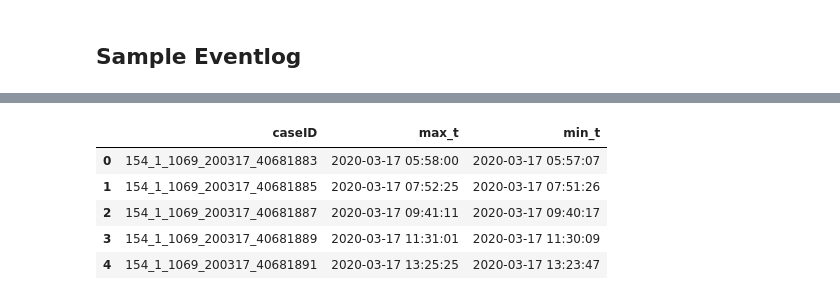
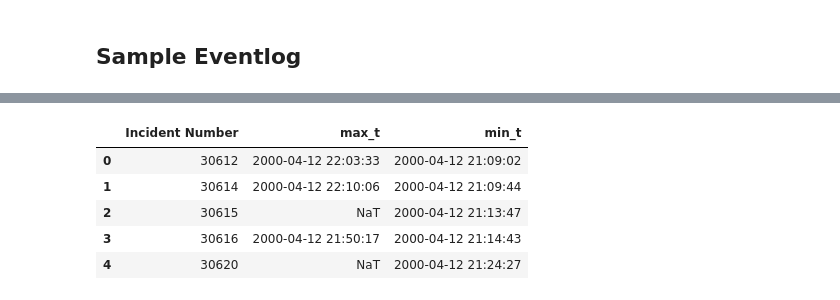
Before and after one commit to andreamalhera/TSMC, a Jupyter notebook: preprocessing_fd_cfs.ipynb, the cells around one changed output, grey strips where cells are left out. Drawn from its saved outputs; the diff is of its cells as text; code cells hidden in the pictures.

```diff
--- a/preprocessing_fd_cfs.ipynb
+++ b/preprocessing_fd_cfs.ipynb
@@ -3,12 +3,8 @@
 # %%
 import pandas as pd
 
-INPUT_PATH = "merged_log.csv"
+INPUT_PATH = "fd_cfs.csv"
 eventlog = pd.read_csv("data/"+INPUT_PATH)
 
-case_id = 'caseID'
-timestamp = 'Zeitpunkt'
-
-eventlog[timestamp] = pd.to_datetime(eventlog[timestamp])
 eventlog.head()
 # %% [output]
@@ -20,0 +32,9 @@ eventlog.head()
+# %%
+case_id = 'Incident Number'
+#timestamp = 'Call Date'
+timestamps = ['Received DtTm', 'Hospital DtTm']
+#timestamps = ['Call Date', 'Watch Date', 'Received DtTm', 'Entry DtTm', 'Dispatch DtTm', 'Response DtTm', 'On Scene DtTm', 'Transport DtTm', 'Hospital DtTm', 'Available DtTm']
+
+for timestamp in timestamps:
+    eventlog[timestamp] = pd.to_datetime(eventlog[timestamp])
+eventlog.head()
@@ -21,14 +49,13 @@ eventlog.head()
 # %%
-
 print(len(eventlog), 'events')
 print(len(eventlog[case_id].unique()), 'cases')
 
 
-gp = eventlog.groupby([case_id])[timestamp].max().to_frame(name = 'max_t').reset_index()
-gp['min_t']= eventlog.groupby([case_id])[timestamp].min().to_frame(name = 'min_t').reset_index()['min_t']
+gp = eventlog.groupby([case_id])[timestamps[1]].max().to_frame(name = 'max_t').reset_index()
+gp['min_t']= eventlog.groupby([case_id])[timestamps[0]].min().to_frame(name = 'min_t').reset_index()['min_t']
 
-eventlog_start = gp['min_t'].min()
-eventlog_end = gp['max_t'].max()
+eventlog_start = gp['min_t'].min() # 2000 Apr 12 09:00:29 PM
+eventlog_end = gp['max_t'].max() #
 eventlog_duration = eventlog_end-eventlog_start
 
 print("Times between", eventlog_start, '&', eventlog_end)
@@ -42,9 +69,9 @@ Lasting 1 days 00:20:13
-|  | caseID | max_t | min_t |
-| 0 | 154_1_1069_200317_40681883 | 2020-03-17 05:58:00 | 2020-03-17 05:57:07 |
-| 1 | 154_1_1069_200317_40681885 | 2020-03-17 07:52:25 | 2020-03-17 07:51:26 |
-| 2 | 154_1_1069_200317_40681887 | 2020-03-17 09:41:11 | 2020-03-17 09:40:17 |
-| 3 | 154_1_1069_200317_40681889 | 2020-03-17 11:31:01 | 2020-03-17 11:30:09 |
-| 4 | 154_1_1069_200317_40681891 | 2020-03-17 13:25:25 | 2020-03-17 13:23:47 |
+|  | Incident Number | max_t | min_t |
+| 0 | 30612 | 2000-04-12 22:03:33 | 2000-04-12 21:09:02 |
+| 1 | 30614 | 2000-04-12 22:10:06 | 2000-04-12 21:09:44 |
+| 2 | 30615 | NaT | 2000-04-12 21:13:47 |
+| 3 | 30616 | 2000-04-12 21:50:17 | 2000-04-12 21:14:43 |
+| 4 | 30620 | NaT | 2000-04-12 21:24:27 |
 # %%
 import pandas as pd
 import numpy as np
```
Also changed, not shown: parts of 6 cells of this notebook.
